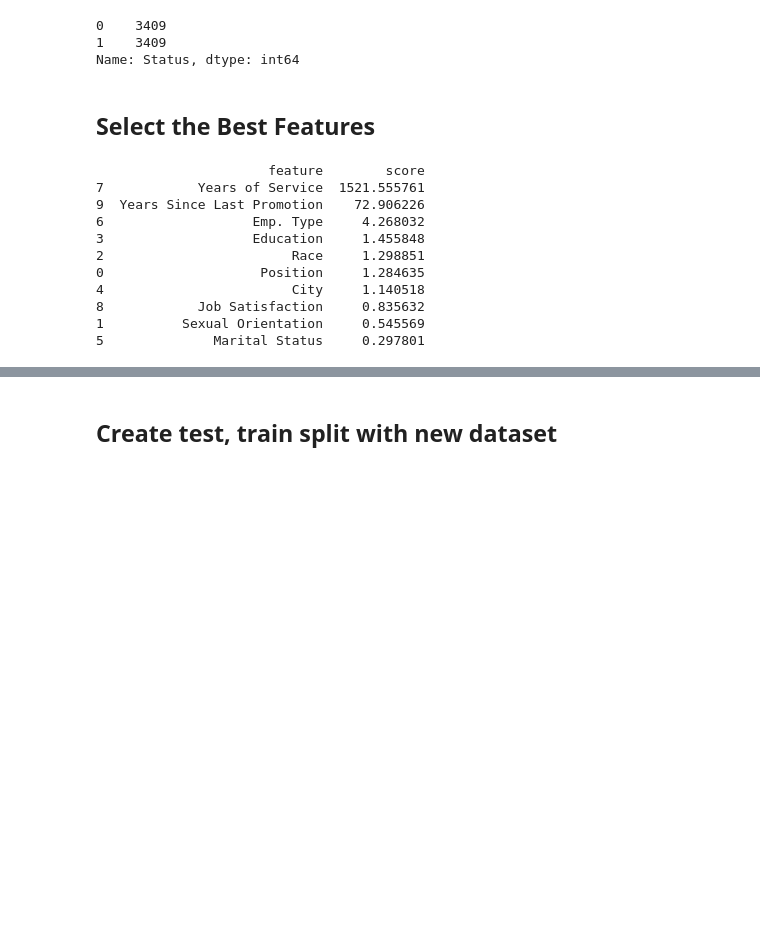
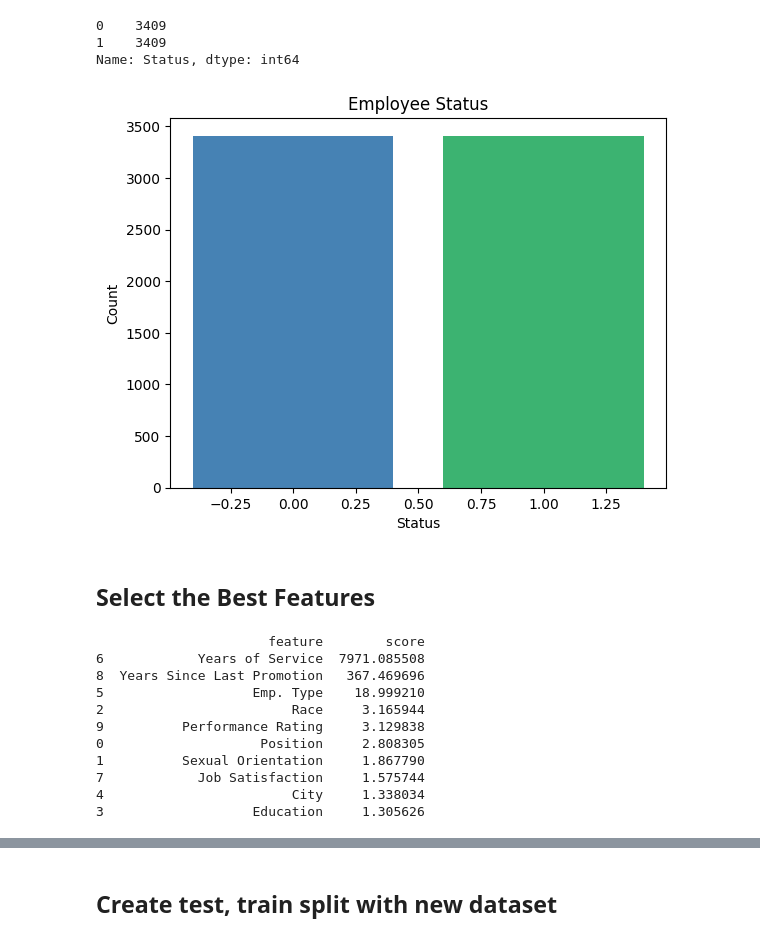
Before and after one commit to presleyschumacher/Predicting-Employee-Retention-with-HR-Analytics, a Jupyter notebook: Model Building.ipynb, the cells around one changed output, grey strips where cells are left out. Drawn from its saved outputs; the diff is of its cells as text; code cells hidden in the pictures; blank space fills up the shorter version.

```diff
--- a/Model Building.ipynb
+++ b/Model Building.ipynb
@@ -200,32 +205,46 @@ print(counts)
 0    3409
 1    3409
 Name: Status, dtype: int64
+# %%
+import matplotlib.pyplot as plt
+
+counts = df_upsampled['Status'].value_counts()
+
+plt.bar(counts.index, counts.values, color=['steelblue', 'mediumseagreen'])
+plt.title('Employee Status')
+plt.xlabel('Status')
+plt.ylabel('Count')
+
+plt.savefig('status_up.jpg', dpi=300, bbox_inches='tight', transparent='true')
+plt.show()
+# %% [output]
+[figure, added]
 # %% [markdown]
 ## Select the Best Features
 # %%
+# Separate the target variable from the feature matrix
+X = df_upsampled.drop('Status', axis=1)
+y = df_upsampled['Status']
+
 # Apply feature selection using Fisher's score
 fs = SelectKBest(score_func=f_classif, k=10)
 X_fs = fs.fit_transform(X, y)
 
-# Fit LDA to transformed data
-lda = LinearDiscriminantAnalysis()
-X_lda = lda.fit_transform(X_train_upsampled, y_train_upsampled)
-
 # Get the K features with the highest Fisher's score
-top_k_features = pd.DataFrame({'feature': X.columns[fs.get_support()], 'score': fs.scores_[fs.get_support()]})
+top_k_features = pd.DataFrame({'feature': X.columns[fs.get_support()].tolist(), 'score': fs.scores_[fs.get_support()]})
 top_k_features = top_k_features.nlargest(10, 'score')
 print(top_k_features)
 # %% [output]
                       feature        score
-7            Years of Service  1521.555761
-9  Years Since Last Promotion    72.906226
-6                   Emp. Type     4.268032
-3                   Education     1.455848
-2                        Race     1.298851
-0                    Position     1.284635
-4                        City     1.140518
-8            Job Satisfaction     0.835632
-1          Sexual Orientation     0.545569
-5              Marital Status     0.297801
+6            Years of Service  7971.085508
+8  Years Since Last Promotion   367.469696
+5                   Emp. Type    18.999210
+2                        Race     3.165944
+9          Performance Rating     3.129838
+0                    Position     2.808305
+1          Sexual Orientation     1.867790
+7            Job Satisfaction     1.575744
+4                        City     1.338034
+3                   Education     1.305626
 # %%
 # Create a list of the top features
```
Also changed, not shown: parts of 37 cells of this notebook, 25 other files.
